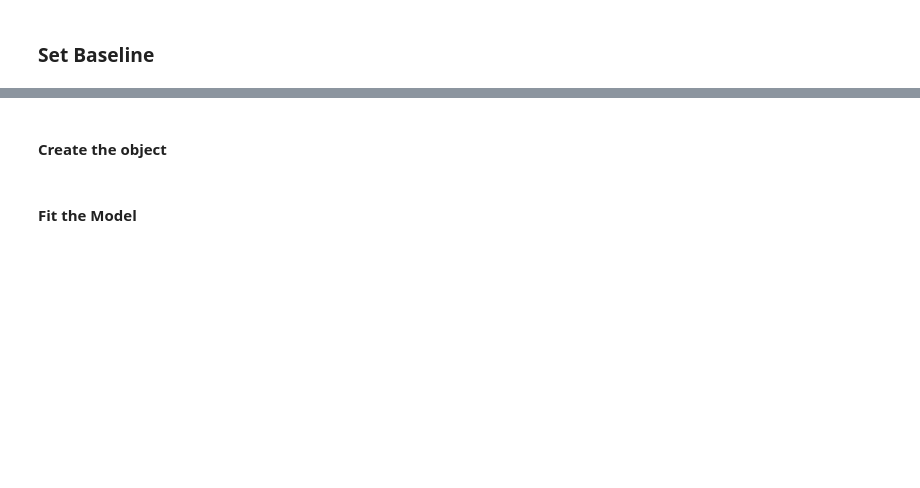
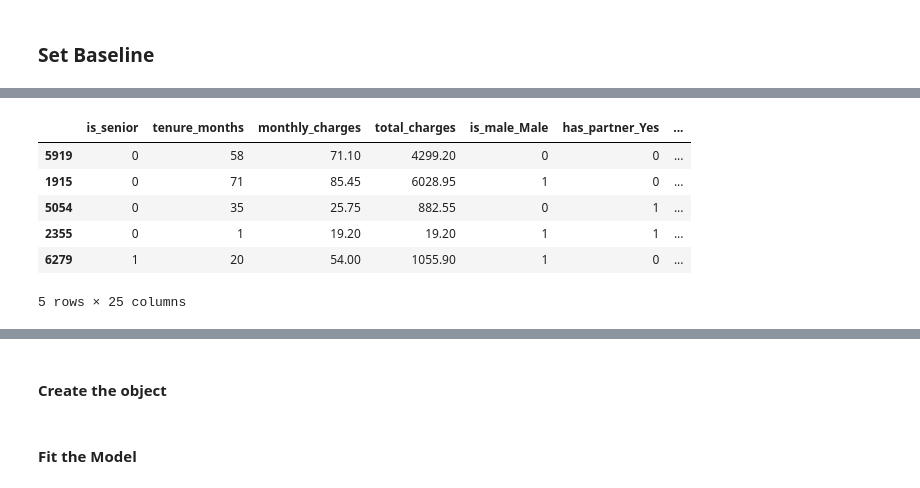
Before and after one commit to rachelrobbinsmayhill/classification-project, a Jupyter notebook: Churn_Work.ipynb, the cells around one changed output, grey strips where cells are left out. Drawn from its saved outputs; the diff is of its cells as text; code cells hidden in the pictures; blank space fills up the shorter version.

```diff
--- a/Churn_Work.ipynb
+++ b/Churn_Work.ipynb
@@ -1053,4 +1140,12 @@ categorical_columns
 # %%
-train = train.drop(columns=['customer_id', 'contract_type', 'internet_service_type', 'payment_type'])
+train = train.drop(columns=['contract_type', 'internet_service_type', 'payment_type'])
 train.head()
+# %% [output]
+|  | is_senior | tenure_months | monthly_charges | total_charges | is_male_Male | has_partner_Yes | ... |
+| 5919 | 0 | 58 | 71.10 | 4299.20 | 0 | 0 | ... |
+| 1915 | 0 | 71 | 85.45 | 6028.95 | 1 | 0 | ... |
+| 5054 | 0 | 35 | 25.75 | 882.55 | 0 | 1 | ... |
+| 2355 | 0 | 1 | 19.20 | 19.20 | 1 | 1 | ... |
+| 6279 | 1 | 20 | 54.00 | 1055.90 | 1 | 0 | ... |
+5 rows × 25 columns
 # %%
```
Also changed, not shown: parts of 94 cells of this notebook, 1 other file.
